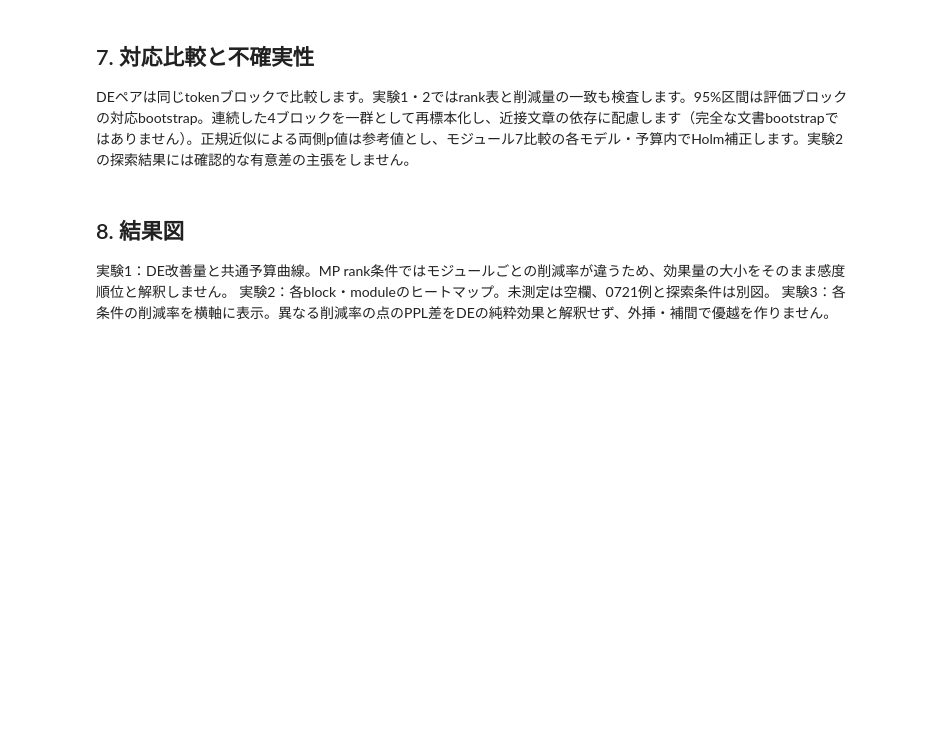
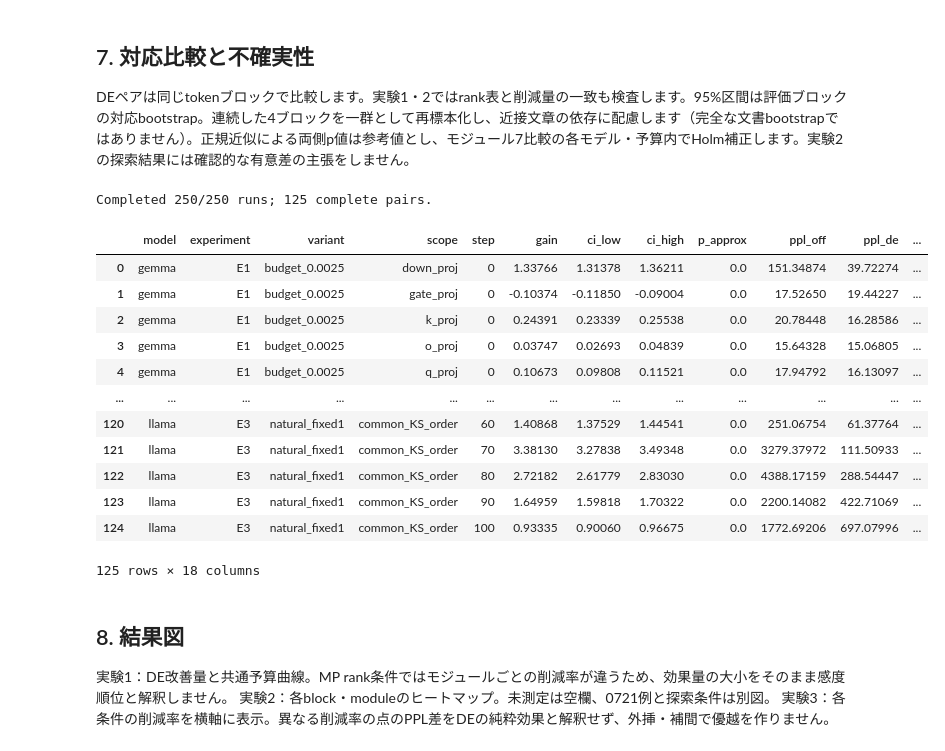
Before and after one commit to ryy1210/RMT_utils, a Jupyter notebook: notebooks/08_de_lra_controlled_experiments.ipynb, the cells around one changed output. Cells and saved outputs as stored; diff of their text form; code cells hidden in the pictures; blank space fills up the shorter version.

```diff
--- a/notebooks/08_de_lra_controlled_experiments.ipynb
+++ b/notebooks/08_de_lra_controlled_experiments.ipynb
@@ -403,37 +457,52 @@ def losses(path):
 def analyze():
     rows=[]
     for job in JOBS:
-        path=OUTPUT/'runs'/job['run_id']
+        path=run_directory(job)
         if completed(path): rows.append(json.loads((path/'summary.json').read_text()))
     results=pd.DataFrame(rows)
     if results.empty:
         print('完了済み結果なし。以下の図は本番後に表示されます。'); return results,pd.DataFrame()
     results['delta_nll']=results.nll-results.baseline_nll
     write_csv(OUTPUT/'results.csv',results)
     pairs=[]
     keys=['model','experiment','variant','scope','step']
     for key,g in results.groupby(keys):
         if len(g)!=2 or set(g.use_de)!={False,True}: continue
         off=g.loc[~g.use_de].iloc[0]; de=g.loc[g.use_de].iloc[0]
         ja=next(j for j in JOBS if j['run_id']==off.run_id); jb=next(j for j in JOBS if j['run_id']==de.run_id)
         if ja['names']!=jb['names']: raise ValueError('Target mismatch')
         if key[1] in ['E1','E2'] and (ja['ranks']!=jb['ranks'] or off.params_saved!=de.params_saved): raise ValueError('Matched-rank mismatch')
         if off.token_sha256!=de.token_sha256: raise ValueError('Token hash mismatch')
-        gain,lo,hi,p=paired_stats(losses(OUTPUT/'runs'/off.run_id),losses(OUTPUT/'runs'/de.run_id))
+        gain,lo,hi,p=paired_stats(losses(run_directory(ja)),losses(run_directory(jb)))
         pairs.append(dict(zip(keys,key)) | dict(gain=gain,ci_low=lo,ci_high=hi,p_approx=p,
                      ppl_off=off.ppl,ppl_de=de.ppl,nll_off=off.nll,nll_de=de.nll,
                      reduction_off=off.reduction_model,reduction_de=de.reduction_model,
                      target_reduction_off=off.reduction_target,target_reduction_de=de.reduction_target))
     paired=pd.DataFrame(pairs)
     if not paired.empty:
         paired['p_holm']=np.nan
         for _,g in paired[paired.experiment=='E1'].groupby(['model','variant']):
             if set(g.scope)==set(MODULES): paired.loc[g.index,'p_holm']=holm(g.p_approx)
         write_csv(OUTPUT/'paired_comparisons.csv',paired)
     print(f'Completed {len(results)}/{len(JOBS)} runs; {len(paired)} complete pairs.')
     return results,paired
 RESULTS,PAIRED=analyze()
 if not PAIRED.empty: display(PAIRED.round(5))
+# %% [output]
+Completed 250/250 runs; 125 complete pairs.
+|  | model | experiment | variant | scope | step | gain | ci_low | ci_high | p_approx | ppl_off | ppl_de | ... |
+| 0 | gemma | E1 | budget_0.0025 | down_proj | 0 | 1.33766 | 1.31378 | 1.36211 | 0.0 | 151.34874 | 39.72274 | ... |
+| 1 | gemma | E1 | budget_0.0025 | gate_proj | 0 | -0.10374 | -0.11850 | -0.09004 | 0.0 | 17.52650 | 19.44227 | ... |
+| 2 | gemma | E1 | budget_0.0025 | k_proj | 0 | 0.24391 | 0.23339 | 0.25538 | 0.0 | 20.78448 | 16.28586 | ... |
+| 3 | gemma | E1 | budget_0.0025 | o_proj | 0 | 0.03747 | 0.02693 | 0.04839 | 0.0 | 15.64328 | 15.06805 | ... |
+| 4 | gemma | E1 | budget_0.0025 | q_proj | 0 | 0.10673 | 0.09808 | 0.11521 | 0.0 | 17.94792 | 16.13097 | ... |
+| ... | ... | ... | ... | ... | ... | ... | ... | ... | ... | ... | ... | ... |
+| 120 | llama | E3 | natural_fixed1 | common_KS_order | 60 | 1.40868 | 1.37529 | 1.44541 | 0.0 | 251.06754 | 61.37764 | ... |
+| 121 | llama | E3 | natural_fixed1 | common_KS_order | 70 | 3.38130 | 3.27838 | 3.49348 | 0.0 | 3279.37972 | 111.50933 | ... |
+| 122 | llama | E3 | natural_fixed1 | common_KS_order | 80 | 2.72182 | 2.61779 | 2.83030 | 0.0 | 4388.17159 | 288.54447 | ... |
+| 123 | llama | E3 | natural_fixed1 | common_KS_order | 90 | 1.64959 | 1.59818 | 1.70322 | 0.0 | 2200.14082 | 422.71069 | ... |
+| 124 | llama | E3 | natural_fixed1 | common_KS_order | 100 | 0.93335 | 0.90060 | 0.96675 | 0.0 | 1772.69206 | 697.07996 | ... |
+125 rows × 18 columns
 # %% [markdown]
 ## 8. 結果図
 実験1：DE改善量と共通予算曲線。MP rank条件ではモジュールごとの削減率が違うため、効果量の大小をそのまま感度順位と解釈しません。
```
Also changed, not shown: parts of 6 cells of this notebook, 1 other file.
